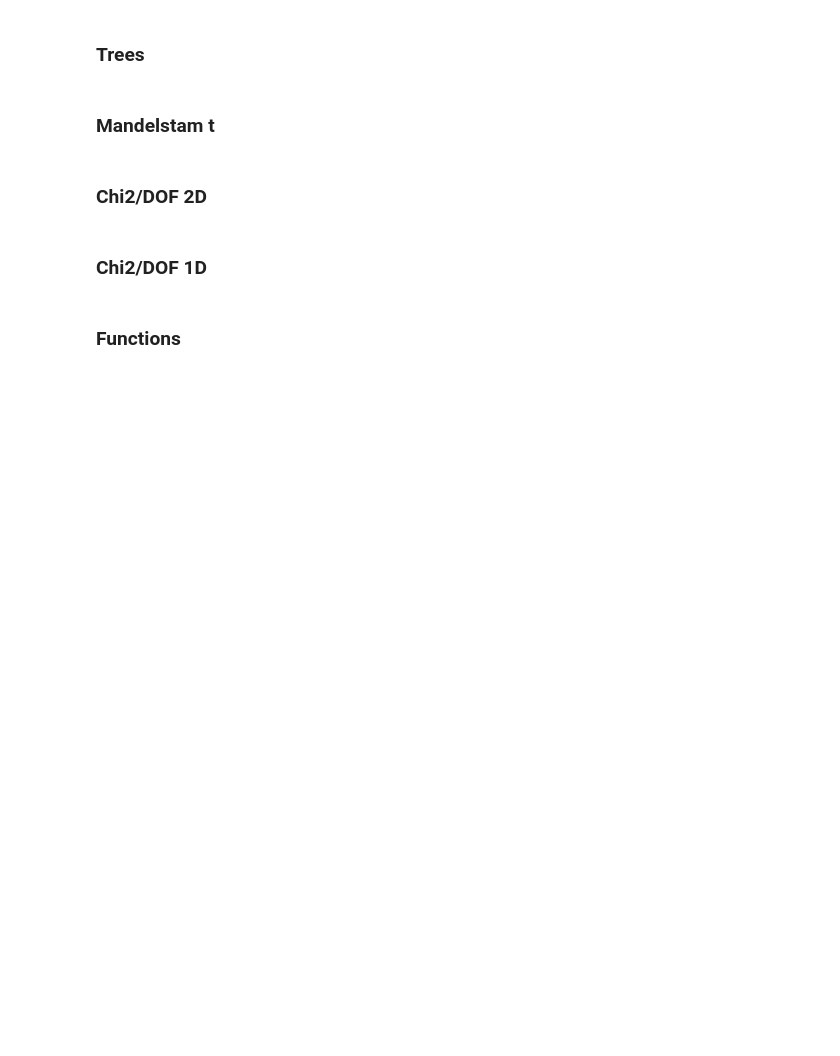
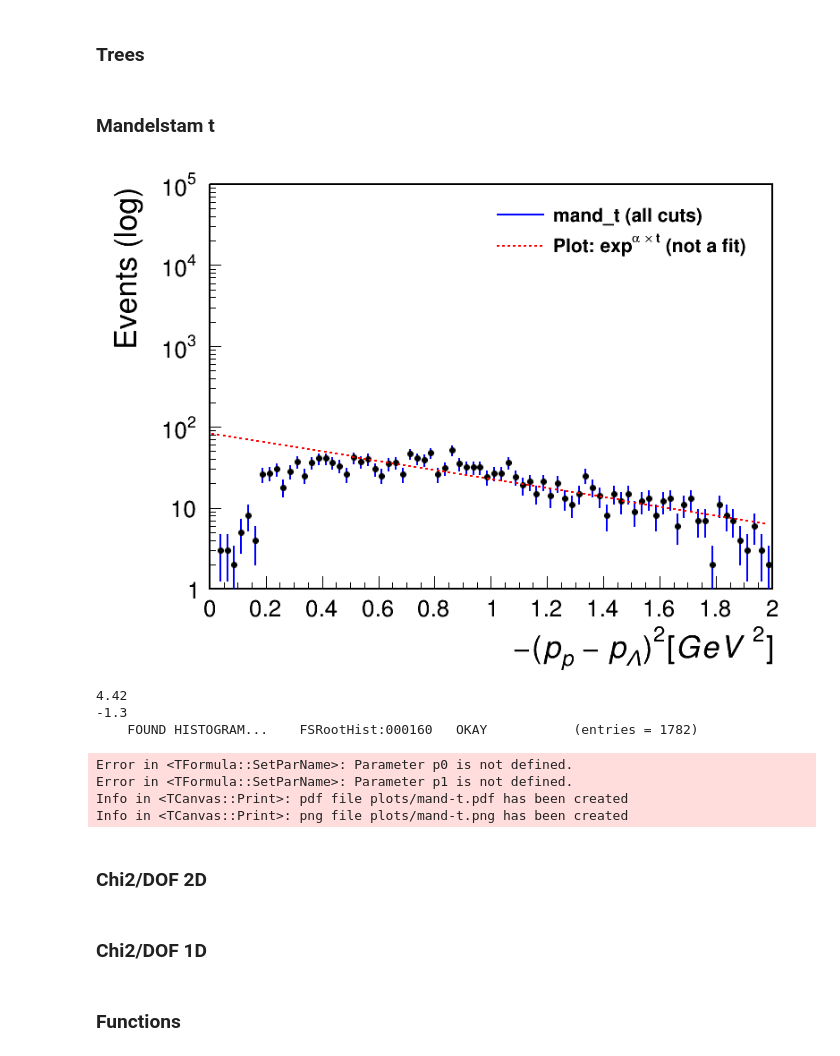
Before and after one commit to dancbart/gluex, a Jupyter notebook: KShortPipLambda/pipkslamb_analysis.ipynb, the cells around one changed output. Cells and saved outputs as stored; diff of their text form; code cells hidden in the pictures; blank space fills up the shorter version.

Commit message:
All mass plots completed, and code works for GlueX Collab May 2025.

```diff
--- a/KShortPipLambda/pipkslamb_analysis.ipynb
+++ b/KShortPipLambda/pipkslamb_analysis.ipynb
@@ -153,10 +151,11 @@ axisLabel = '-(p_{p} - p_{\Lambda})^{2} [GeV^{2}]'
 
 def plot_hist():
 
+    gluex_style()
     canvas = ROOT.TCanvas('c', 'c', 800, 600)
 
     # h1 = ROOT.FSHistogram.getTH1F(fileName, treeName, f"{NegOne}MASS2(GLUEXTARGET,-{DecayingLambda})", "(80, 0.0, 2.0)", "CUT(chi2DOF,unusedE,unusedTracks,coherentPeak,flightSigLambda,flightSigKShort)")
-    h1 = ROOT.FSHistogram.getTH1F(fileName, treeName, mand_t, "(80, 0.0, 2.0)", "CUT(chi2DOF,unusedE,unusedTracks,coherentPeak,flightSigLambda,flightSigKShort)")
+    h1 = ROOT.FSHistogram.getTH1F(fileName, treeName, mand_t, "(80, 0.0, 2.0)", "CUT(chi2DOF,unusedE,unusedTracks,coherentPeak,flightSigLambda,flightSigKShort,constrainKShort,constrainLambda,constrainKSTAR)")
 
     h1.SetTitle(plotTitle)
     h1.SetStats(False)
@@ -164,35 +163,44 @@ def plot_hist():
     h1.GetXaxis().SetTitle(axisLabel)
     h1.GetYaxis().SetTitle('Events (log)')
     h1.GetYaxis().SetRangeUser(1.,10E+04)
     h1.Draw()
 
     exp = ROOT.TF1("exp","expo(3)",0.0,2.0) # functionLabel, function, x_min, x_max
     # exp.SetParName(3, "exp_offset")
     # exp.SetParName(4, "exp_decay")
-    exp.SetParameter(3, 6.66)
+    exp.SetParameter(3, 4.42)
     exp.SetParameter(4, -1.30)
     exp.SetLineColor(ROOT.kRed)
     exp.SetLineWidth(2)
     exp.SetLineStyle(2)
     exp.Draw('same')
 
     legend1 = ROOT.TLegend(0.55, 0.80, 0.92, 0.92) # x_left, y_bottom, x_right, y_top
-    legend1.AddEntry(h1,'mand_t (cuts:Ks-LambFlightSig)', 'l')
+    legend1.AddEntry(h1,'mand_t (all cuts)', 'l')
     legend1.AddEntry(exp,'Plot: exp^{#alpha #times t} (not a fit)', 'l')
     legend1.Draw('same')
 
     img_path = 'plots/mand-t'
     canvas.SetLogy()
     canvas.SaveAs(img_path + '.pdf')
     canvas.SaveAs(img_path + '.png')
     canvas.Close()
     display(Image(filename=img_path + '.png'))
     # print value for parameter [3] of exp function:
     print(exp.GetParameter(3))
     print(exp.GetParameter(4))
     os.remove(img_path + '.png')
 
 plot_hist()
+# %% [output]
+[figure, added]
+4.42
+-1.3
+    FOUND HISTOGRAM...    FSRootHist:000160   OKAY           (entries = 1782)
+Error in <TFormula::SetParName>: Parameter p0 is not defined.
+Error in <TFormula::SetParName>: Parameter p1 is not defined.
+Info in <TCanvas::Print>: pdf file plots/mand-t.pdf has been created
+Info in <TCanvas::Print>: png file plots/mand-t.png has been created
 # %% [markdown]
 ### Chi2/DOF 2D
 # %%
```
Also changed, not shown: parts of 11 cells of this notebook, 1 other file.
